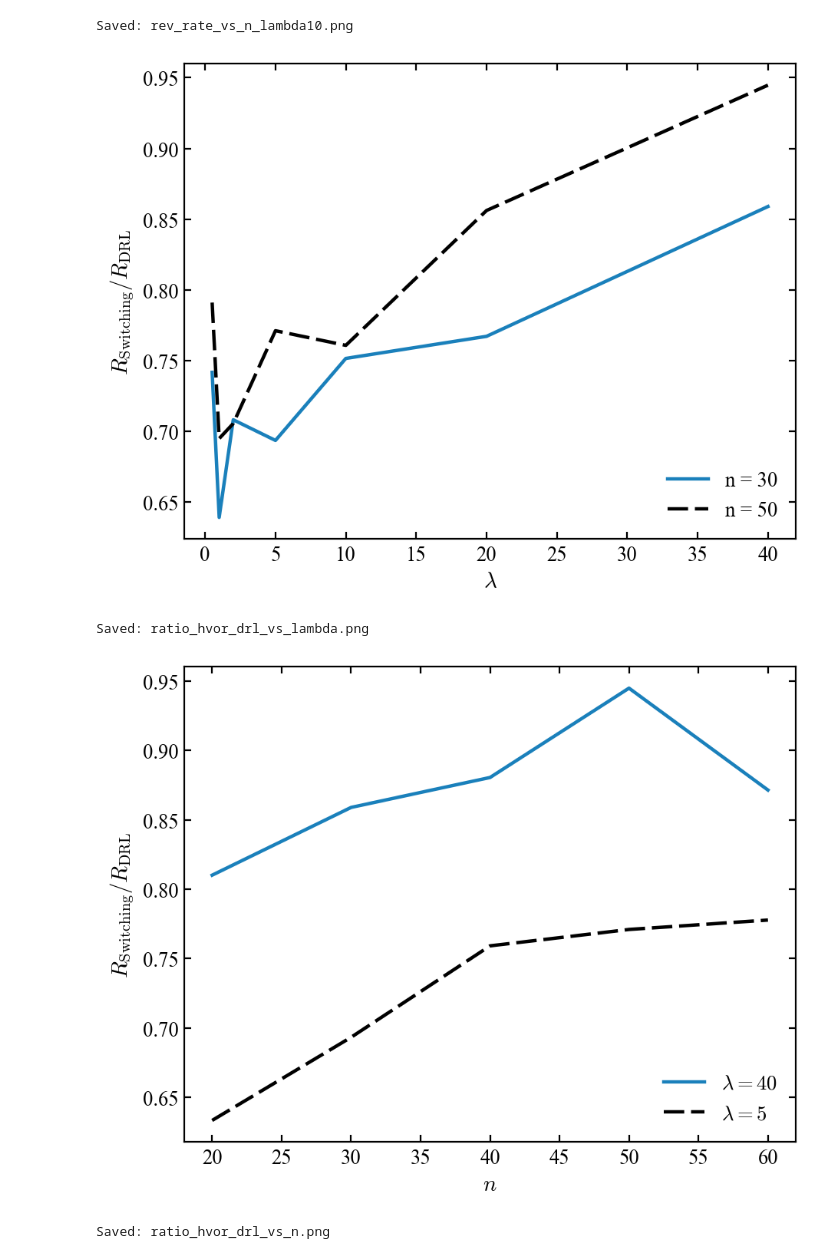
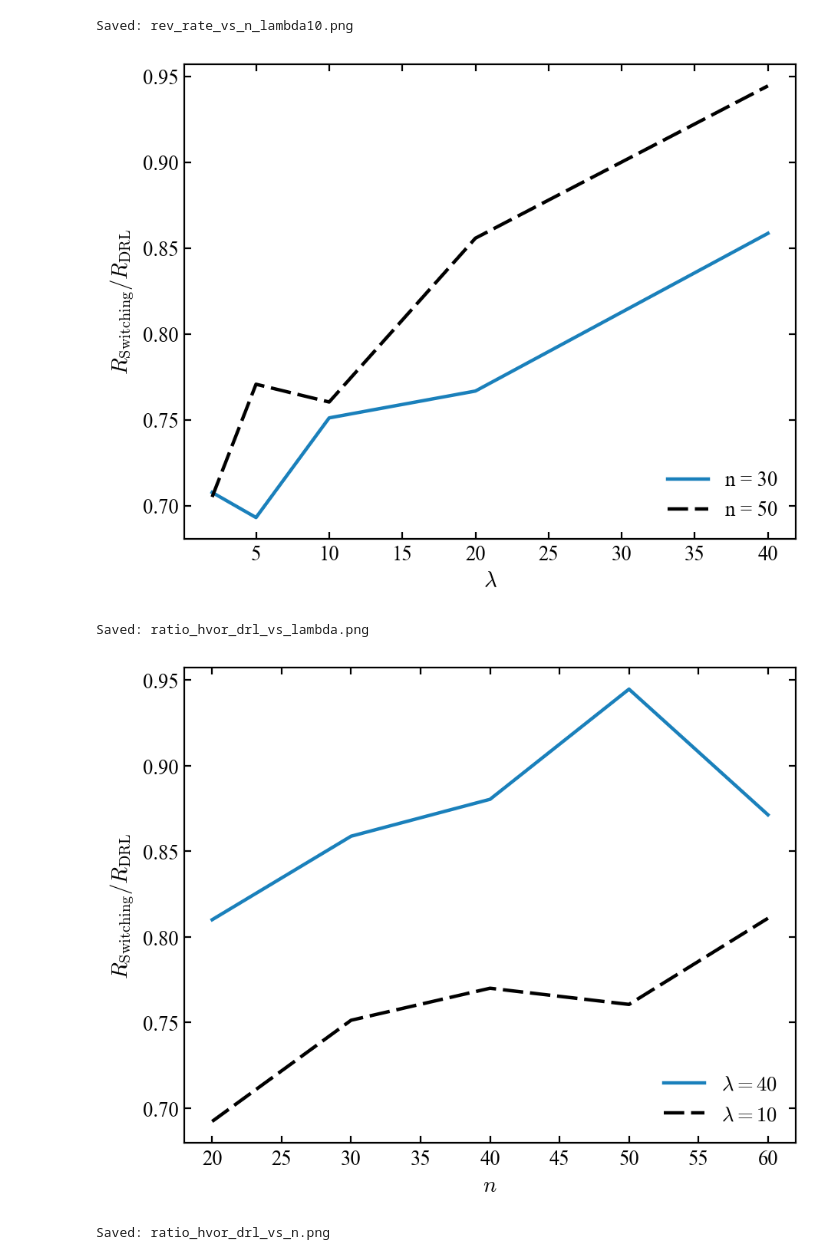
Before and after one commit to Alfredkkk/Last-mile-Logistics, a Jupyter notebook: analysis.ipynb, the cells around one changed output. Drawn from its saved outputs; the diff is of its cells as text; code cells hidden in the pictures.

Commit message:
Plot modifications

```diff
--- a/analysis.ipynb
+++ b/analysis.ipynb
@@ -200,7 +200,7 @@ Saved: rev_rate_vs_n_lambda10.png
 # =========================================
 
 RT_FILTER = 6.0  # Only use results with r_ℓ = 6
-LAM_LOW, LAM_HIGH = 5, 40  # Low/high λ for right plot
+LAM_LOW, LAM_HIGH = 10, 40  # Low/high λ for right plot
 
 def best_alpha_rate(df_in, lam, gamma, algo):
     """Fix λ, γ, algo, and select α that maximizes rate (averaged across other parameters)"""
@@ -244,6 +244,8 @@ for n_val, col, ls, lab in n_left_curves:
         continue
     xs, ys = [], []
     for lam in lambda_vals:
+        if lam < 2:  # Skip λ values less than 2
+            continue
         hv = best_alpha_rate(df, lam, g, "HEUR_VOR")
         dr = drl_avg_rate(df, lam, g)
         if np.isfinite(hv) and np.isfinite(dr) and dr > 0:
@@ -265,34 +267,34 @@ print(f"Saved: {filename}")
 
 # ---------- Plot 2: ratio vs n (two curves: λ=40, λ=5) ----------
 fig, ax = plt.subplots(1, 1, figsize=(5.9, 4.6), dpi=160)
 
 lam_right_curves = [(LAM_HIGH, COLOR_SOLID, "solid", rf"$\lambda={LAM_HIGH}$"),
                     (LAM_LOW,  COLOR_DASHED, DASHED, rf"$\lambda={LAM_LOW}$")]
 
 for lam, col, ls, lab in lam_right_curves:
     xs, ys = [], []
     for n_val in sorted(gamma_of_n.keys()):
         g = gamma_of_n[n_val]
         hv = best_alpha_rate(df, lam, g, "HEUR_VOR")
         dr = drl_avg_rate(df, lam, g)
         if np.isfinite(hv) and np.isfinite(dr) and dr > 0:
             xs.append(n_val); ys.append(hv/dr)
     ax.plot(xs, ys, color=col, lw=2.0, linestyle=ls, label=lab)
 
 paper_axes(ax)
 ax.set_xlabel(r"$n$")
 ax.set_ylabel(r"$R_{\mathrm{Switching}}/R_{\mathrm{DRL}}$")
 ax.legend(loc="lower right", frameon=False)
 
 fig.tight_layout()
 plt.show()
 
 # Save figure
 filename = "ratio_hvor_drl_vs_n.png"
 fig.savefig(filename, dpi=300, bbox_inches="tight")
 print(f"Saved: {filename}")
 # %% [output]
-[figure, old version]
+[figure, new version]
 Saved: ratio_hvor_drl_vs_lambda.png
-[figure, old version]
+[figure, new version]
 Saved: ratio_hvor_drl_vs_n.png
```
Also changed, not shown: 7 other files.
